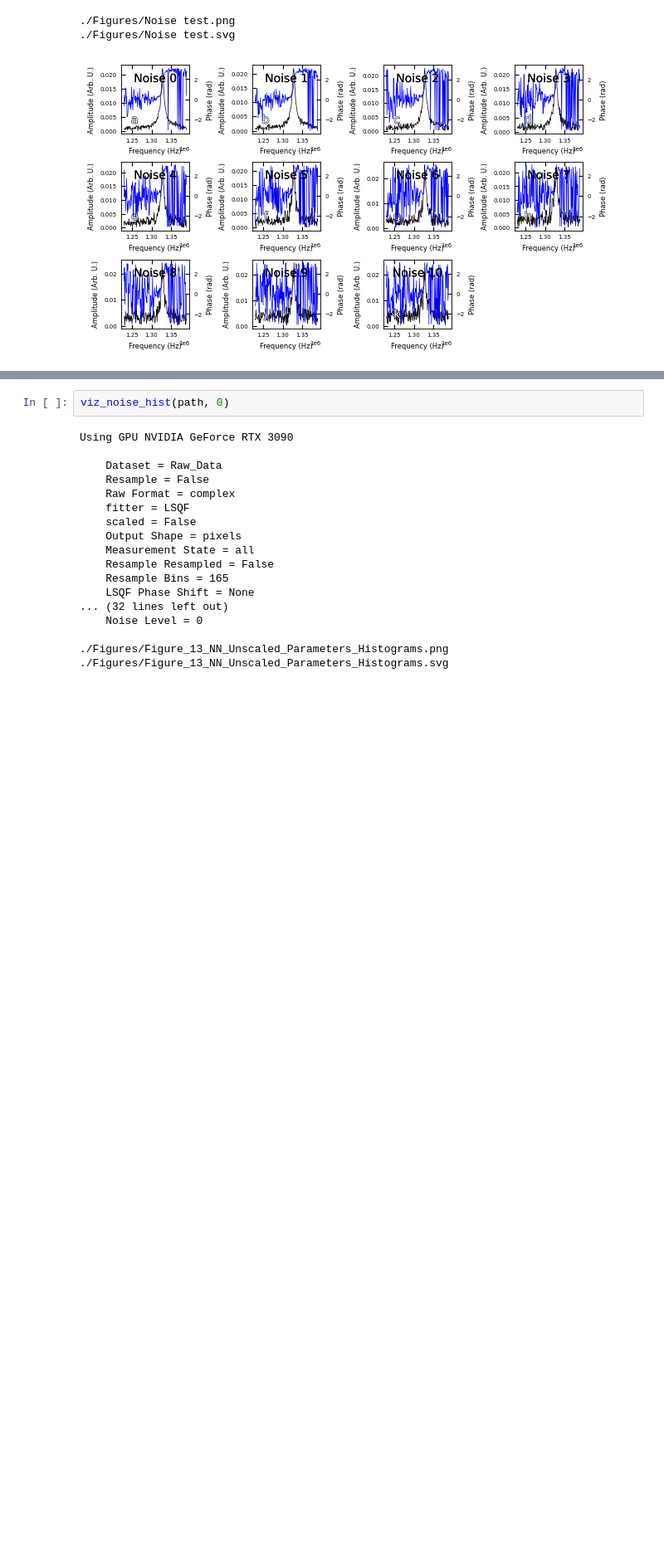
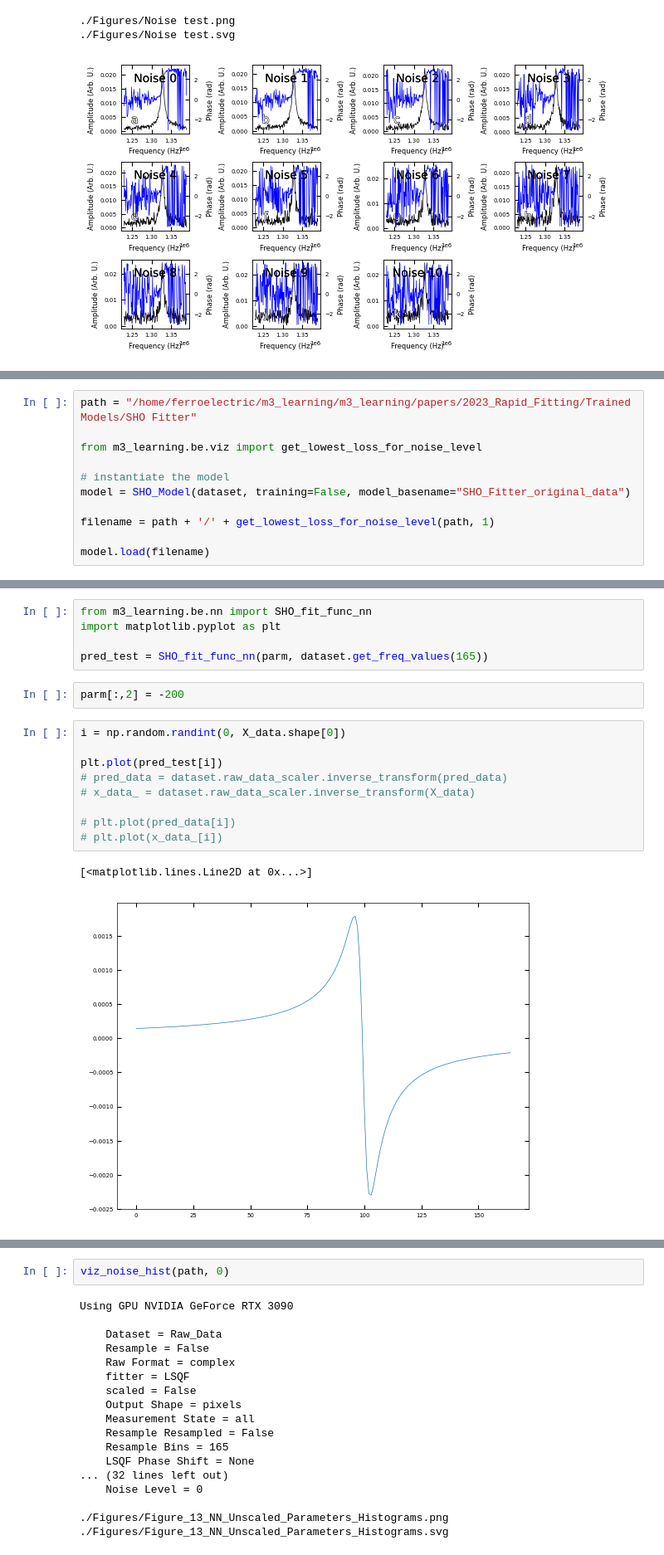
Before and after one commit to m3-learning/m3_learning, a Jupyter notebook: m3_learning/papers/2023_Rapid_Fitting/Nosiy_data_Visualization.ipynb, the cells around one changed output, grey strips where cells are left out. Shown at 83% size. Drawn from its saved outputs; the diff is of its cells as text; blank space fills up the shorter version.

```diff
--- a/m3_learning/papers/2023_Rapid_Fitting/Nosiy_data_Visualization.ipynb
+++ b/m3_learning/papers/2023_Rapid_Fitting/Nosiy_data_Visualization.ipynb
@@ -83,0 +111,11 @@ BE_viz.noisy_datasets(state, filename = "Noise test")
+# %%
+path = "/home/ferroelectric/m3_learning/m3_learning/papers/2023_Rapid_Fitting/Trained Models/SHO Fitter"
+
+from m3_learning.be.viz import get_lowest_loss_for_noise_level
+
+# instantiate the model
+model = SHO_Model(dataset, training=False, model_basename="SHO_Fitter_original_data")
+
+filename = path + '/' + get_lowest_loss_for_noise_level(path, 1)
+
+model.load(filename)
@@ -83,0 +163,19 @@ BE_viz.noisy_datasets(state, filename = "Noise test")
+# %%
+from m3_learning.be.nn import SHO_fit_func_nn
+import matplotlib.pyplot as plt
+
+pred_test = SHO_fit_func_nn(parm, dataset.get_freq_values(165))
+# %%
+parm[:,2] = -200
+# %%
+i = np.random.randint(0, X_data.shape[0])
+
+plt.plot(pred_test[i])
+# pred_data = dataset.raw_data_scaler.inverse_transform(pred_data)
+# x_data_ = dataset.raw_data_scaler.inverse_transform(X_data)
+
+# plt.plot(pred_data[i])
+# plt.plot(x_data_[i])
+# %% [output]
+[<matplotlib.lines.Line2D at 0x...>]
+[figure, added]
```
Also changed, not shown: parts of 17 cells of this notebook, 4 other files.
